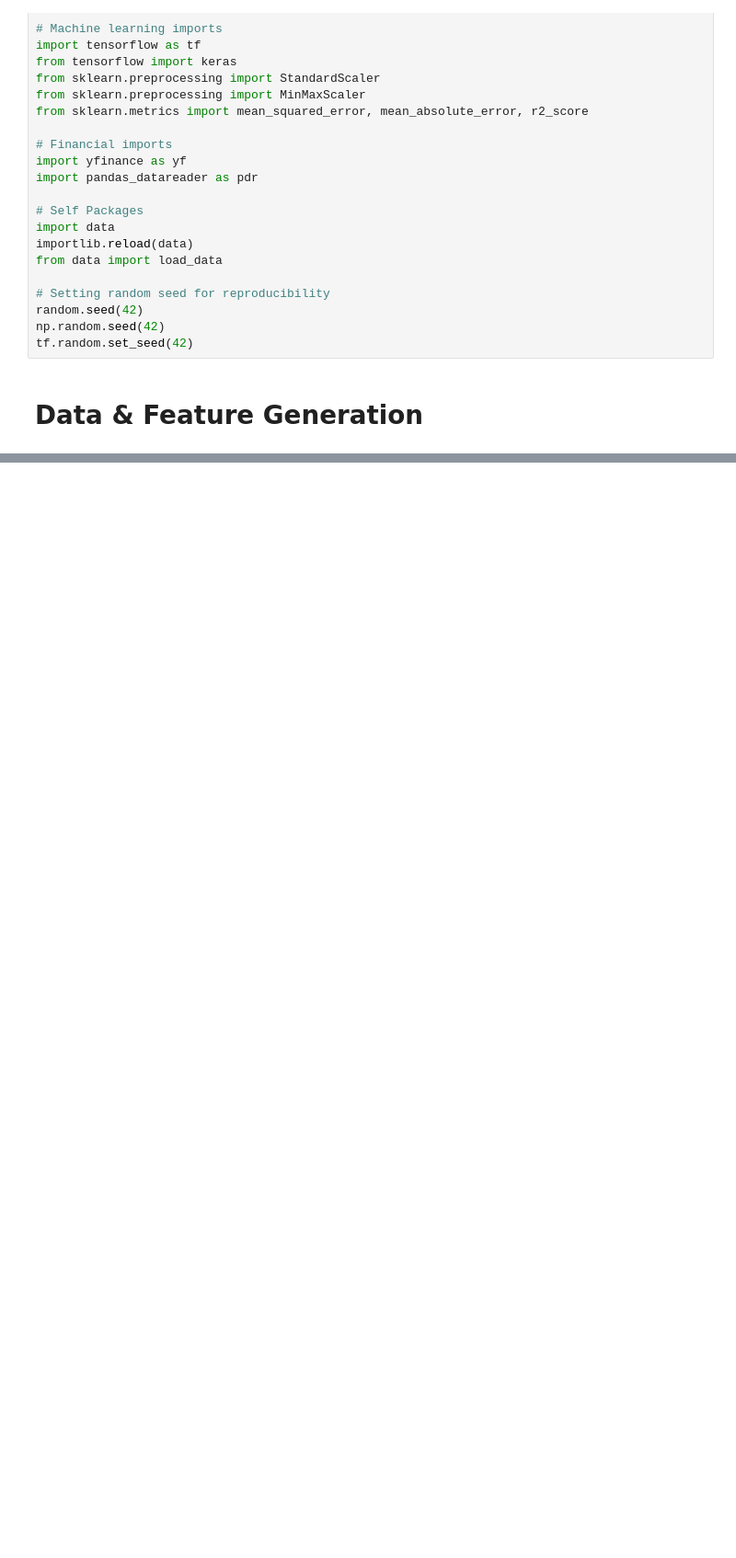
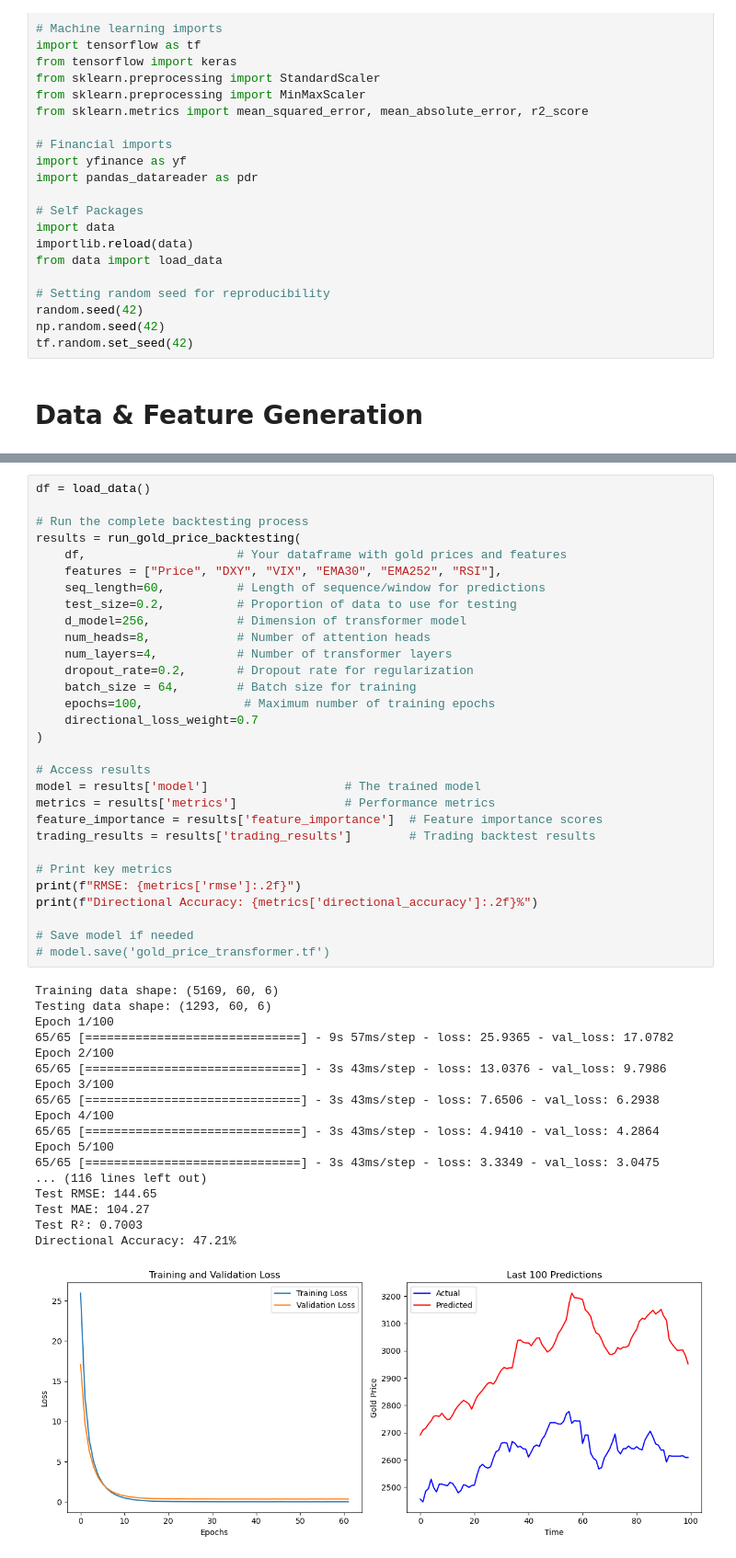
Before and after one commit to whyyouj/market-sentiment-analysis, a Jupyter notebook: gold_historical/transformer.ipynb, the cells around one changed output, grey strips where cells are left out. Shown at 92% size. Drawn from its saved outputs; the diff is of its cells as text; blank space fills up the shorter version.

```diff
--- a/gold_historical/transformer.ipynb
+++ b/gold_historical/transformer.ipynb
@@ -514,0 +658,49 @@ def run_gold_price_backtesting(df, features = ["Price"], seq_length=60, test_siz
+# %%
+df = load_data()
+
+# Run the complete backtesting process
+results = run_gold_price_backtesting(
+    df,                     # Your dataframe with gold prices and features
+    features = ["Price", "DXY", "VIX", "EMA30", "EMA252", "RSI"],
+    seq_length=60,          # Length of sequence/window for predictions
+    test_size=0.2,          # Proportion of data to use for testing
+    d_model=256,            # Dimension of transformer model
+    num_heads=8,            # Number of attention heads
+    num_layers=4,           # Number of transformer layers
+    dropout_rate=0.2,       # Dropout rate for regularization
+    batch_size = 64,        # Batch size for training
+    epochs=100,              # Maximum number of training epochs
+    directional_loss_weight=0.7
+)
+
+# Access results
+model = results['model']                   # The trained model
+metrics = results['metrics']               # Performance metrics
+feature_importance = results['feature_importance']  # Feature importance scores
+trading_results = results['trading_results']        # Trading backtest results
+
+# Print key metrics
+print(f"RMSE: {metrics['rmse']:.2f}")
+print(f"Directional Accuracy: {metrics['directional_accuracy']:.2f}%")
+
+# Save model if needed
+# model.save('gold_price_transformer.tf')
+# %% [output]
+Training data shape: (5169, 60, 6)
+Testing data shape: (1293, 60, 6)
+Epoch 1/100
+65/65 [==============================] - 9s 57ms/step - loss: 25.9365 - val_loss: 17.0782
+Epoch 2/100
+65/65 [==============================] - 3s 43ms/step - loss: 13.0376 - val_loss: 9.7986
+Epoch 3/100
+65/65 [==============================] - 3s 43ms/step - loss: 7.6506 - val_loss: 6.2938
+Epoch 4/100
+65/65 [==============================] - 3s 43ms/step - loss: 4.9410 - val_loss: 4.2864
+Epoch 5/100
+65/65 [==============================] - 3s 43ms/step - loss: 3.3349 - val_loss: 3.0475
+... (116 lines left out)
+Test RMSE: 144.65
+Test MAE: 104.27
+Test R²: 0.7003
+Directional Accuracy: 47.21%
+[figure, added]
```
Also changed, not shown: parts of 15 cells of this notebook.
